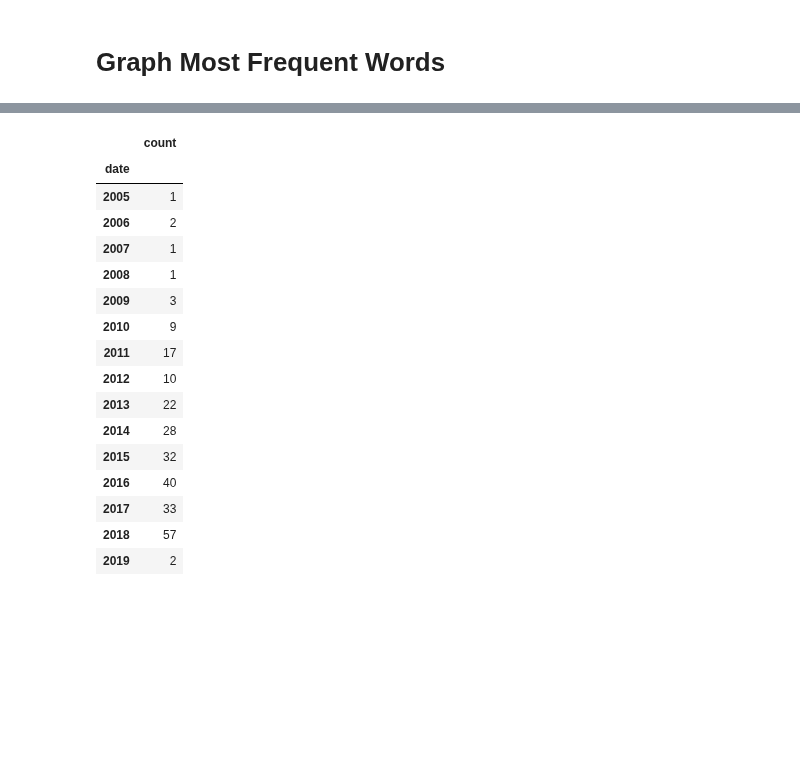
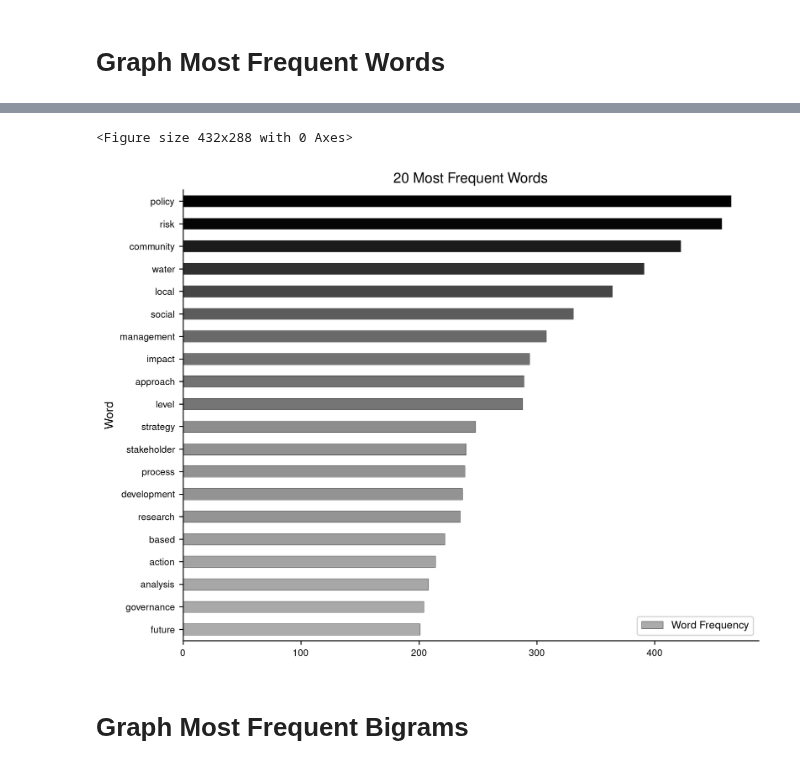
Before and after one commit to urschrei/WIREs, a Jupyter notebook: WIREs.ipynb, the cells around one changed output, grey strips where cells are left out. Drawn from its saved outputs; the diff is of its cells as text; code cells hidden in the pictures; blank space fills up the shorter version.

```diff
--- a/WIREs.ipynb
+++ b/WIREs.ipynb
@@ -64,5 +61,4 @@ fontsize = 12
 # %% [markdown]
 # Load the Dataframe From a Saved Version
 # %%
-df = pd.read_pickle("CCA_processed.pickle")
-df.head()
+combined = pd.read_pickle("combined.pickle")
@@ -284,4 +351,4 @@ new_words.extend(
 )
 stop_words = stop_words.union(new_words)
 
-df["abstract_clean"] = df.apply(lambda x: cleanup(x.abstract, stop_words), axis=1)
+combined["abstract_clean"] = combined.apply(lambda x: cleanup(x.abstract, stop_words), axis=1)
@@ -290,4 +355,4 @@ df["abstract_clean"] = df.apply(lambda x: cleanup(x.abstract, stop_words), axis=
 # %%
-top_words = get_top_n_words(df.abstract_clean, n=20)
-top_df = pd.DataFrame(top_words)
-top_df.columns = ["Word", "Freq"]
+combined_top_words = get_top_n_words(combined.abstract_clean, n=20)
+top_combined = pd.DataFrame(combined_top_words)
+top_combined.columns = ["Word", "Freq"]
@@ -741,21 +413,24 @@ plt.show()
-# %%
-df.date.groupby(df.date.dt.year).agg(
-    {"count"})
-# %% [output]
-|  | count |
-| date |  |
-| 2005 | 1 |
-| 2006 | 2 |
-| 2007 | 1 |
-| 2008 | 1 |
-| 2009 | 3 |
-| 2010 | 9 |
-| 2011 | 17 |
-| 2012 | 10 |
-| 2013 | 22 |
-| 2014 | 28 |
-| 2015 | 32 |
-| 2016 | 40 |
-| 2017 | 33 |
-| 2018 | 57 |
-| 2019 | 2 |
+# %%
+plt.clf()
+fig, ax = plt.subplots(1, figsize=(8.0, 6.0), dpi=255)
+
+c = custom_bars(top_combined.sort_values(by=["Freq"]).Freq, "Greys")
+
+top_combined.sort_values(by=["Freq"]).plot.barh(
+    ax=ax, x="Word", y="Freq", fontsize=8, color=c, edgecolor="#282828", lw=0.3
+)
+leg = ax.legend(["Word Frequency"], fontsize=9)
+plt.title("20 Most Frequent Words")
+ax.grid(b=False)
+ax.spines["top"].set_visible(False)
+ax.spines["right"].set_visible(False)
+ax.set_facecolor("none")
+plt.tight_layout()
+plt.savefig("combined_words_single.png", dpi=300)
+plt.savefig("combined_words_single.eps", dpi=300)
+plt.show()
+# %% [output]
+<Figure size 432x288 with 0 Axes>
+[figure, added]
+# %% [markdown]
+# Graph Most Frequent Bigrams
```
Also changed, not shown: parts of 75 cells of this notebook, 3 other files.
